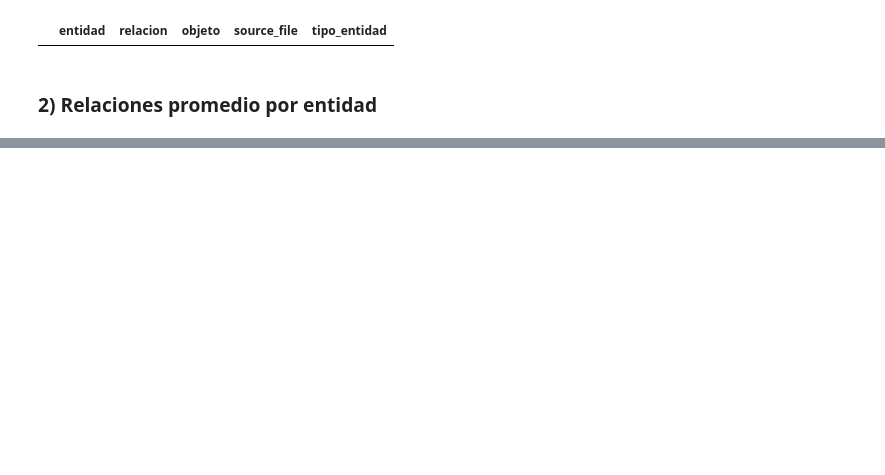
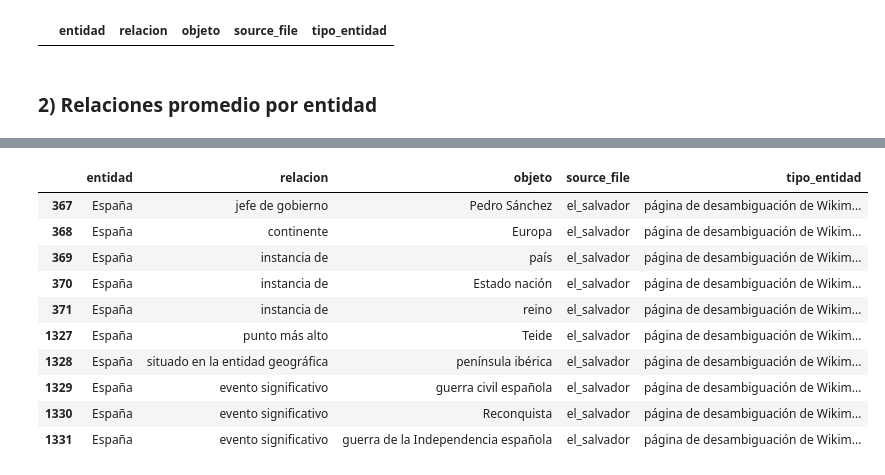
Before and after one commit to JuanHernandez-uc/Proyecto-IA-Gen, a Jupyter notebook: Analisis de datos/analisis_exploratorio.ipynb, the cells around one changed output, grey strips where cells are left out. Cells and saved outputs as stored; diff of their text form; code cells hidden in the pictures; blank space fills up the shorter version.

```diff
--- a/Analisis de datos/analisis_exploratorio.ipynb
+++ b/Analisis de datos/analisis_exploratorio.ipynb
@@ -192,3 +192,18 @@ plot_entity_degree_distributions(objetos_por_pais, "Distribuciones de grado de o
+# %%
+df_hon = objetos_por_pais['el_salvador']
+df_hon[df_hon['entidad'] == "España"]
+# %% [output]
+|  | entidad | relacion | objeto | source_file | tipo_entidad |
+| 367 | España | jefe de gobierno | Pedro Sánchez | el_salvador | página de desambiguación de Wikim... |
+| 368 | España | continente | Europa | el_salvador | página de desambiguación de Wikim... |
+| 369 | España | instancia de | país | el_salvador | página de desambiguación de Wikim... |
+| 370 | España | instancia de | Estado nación | el_salvador | página de desambiguación de Wikim... |
+| 371 | España | instancia de | reino | el_salvador | página de desambiguación de Wikim... |
+| 1327 | España | punto más alto | Teide | el_salvador | página de desambiguación de Wikim... |
+| 1328 | España | situado en la entidad geográfica | península ibérica | el_salvador | página de desambiguación de Wikim... |
+| 1329 | España | evento significativo | guerra civil española | el_salvador | página de desambiguación de Wikim... |
+| 1330 | España | evento significativo | Reconquista | el_salvador | página de desambiguación de Wikim... |
+| 1331 | España | evento significativo | guerra de la Independencia española | el_salvador | página de desambiguación de Wikim... |
 # %% [markdown]
 ## Conclusiones
 
```
Also changed, not shown: parts of 6 cells of this notebook.
